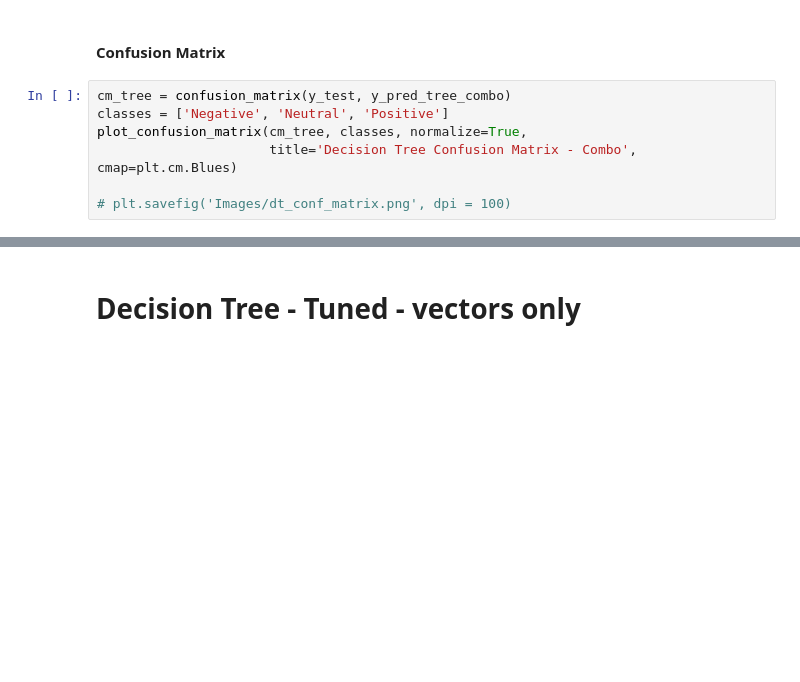
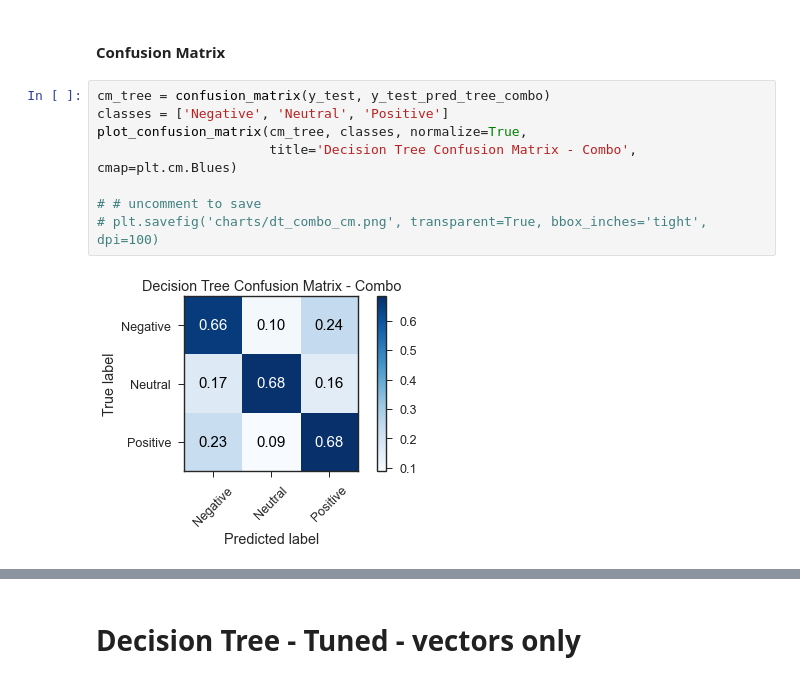
Before and after one commit to p-szymo/twitter-sentiment-analysis, a Jupyter notebook: 04_modeling.ipynb, the cells around one changed output, grey strips where cells are left out. Drawn from its saved outputs; the diff is of its cells as text; blank space fills up the shorter version.

Commit message:
add new model charts, delete old charts, rerun modeling notebook, update readme

```diff
--- a/04_modeling.ipynb
+++ b/04_modeling.ipynb
@@ -705,10 +786,13 @@ plt.show()
 # %% [markdown]
 #### Confusion Matrix
 # %%
-cm_tree = confusion_matrix(y_test, y_pred_tree_combo)
+cm_tree = confusion_matrix(y_test, y_test_pred_tree_combo)
 classes = ['Negative', 'Neutral', 'Positive']
 plot_confusion_matrix(cm_tree, classes, normalize=True,
                       title='Decision Tree Confusion Matrix - Combo', cmap=plt.cm.Blues)
 
-# plt.savefig('Images/dt_conf_matrix.png', dpi = 100)
+# # uncomment to save
+# plt.savefig('charts/dt_combo_cm.png', transparent=True, bbox_inches='tight', dpi=100)
+# %% [output]
+[figure, added]
 # %%
```
Also changed, not shown: parts of 22 cells of this notebook, 14 other files.
